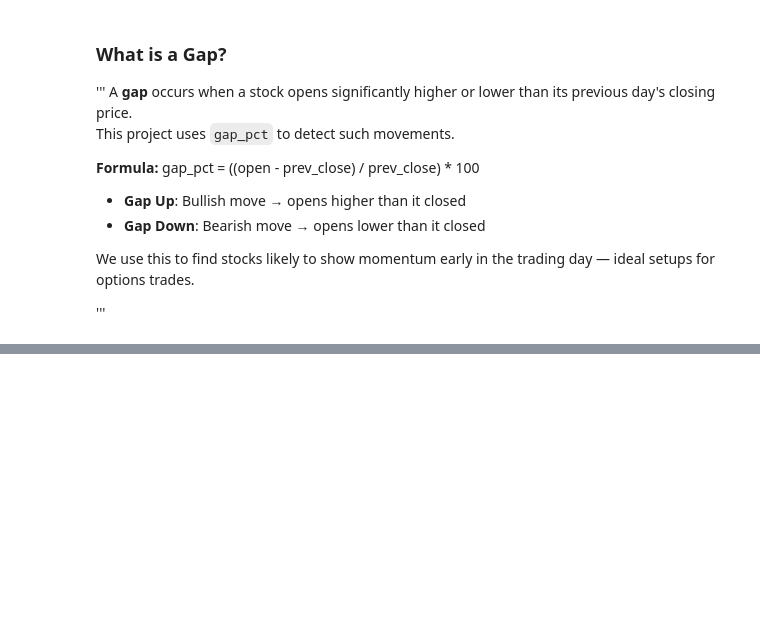
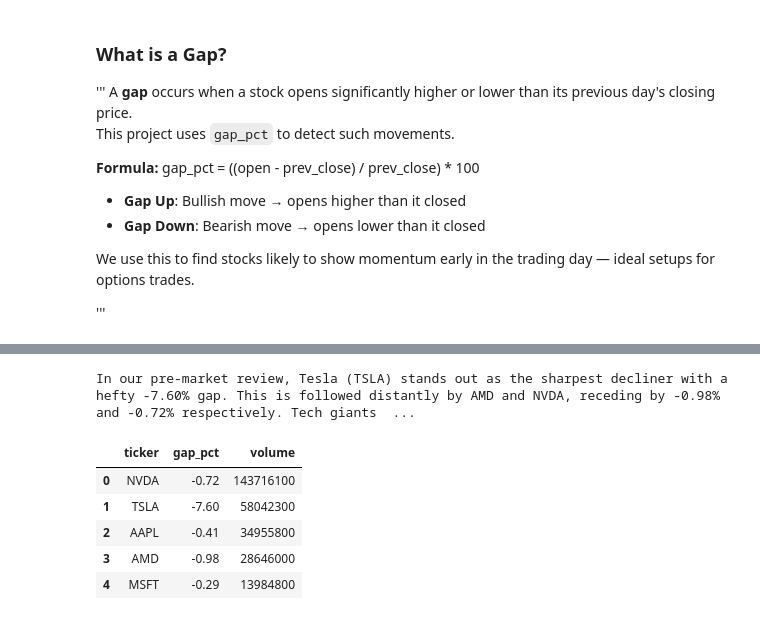
Before and after one commit to btheard3/sentinel, a Jupyter notebook: notebooks/01_data_collection_and_exploration.ipynb, the cells around one changed output, grey strips where cells are left out. Saved outputs shown, nothing was run; the diff lists cells and outputs as text; code cells hidden in the pictures; blank space fills up the shorter version.

```diff
--- a/notebooks/01_data_collection_and_exploration.ipynb
+++ b/notebooks/01_data_collection_and_exploration.ipynb
@@ -74,0 +86,63 @@ news.get_yf_rss("TSLA")  # quick test
+# %%
+# Ensure your API key is loaded
+openai.api_key = os.getenv("OPENAI_API_KEY")
+
+# Create the prompt dynamically from the sorted gap data
+prompt = f"""
+Generate a professional, 3–5 sentence financial market summary based on this pre-market gap data:
+
+Ticker Gap %:
+{df_sorted[['ticker', 'gap_pct']].to_string(index=False)}
+
+Focus on:
+- Biggest gainers or losers
+- Market sentiment
+- Any notable names (like TSLA, AAPL, NVDA)
+
+Do not include things not in the data. Make it sound like a trader briefing another trader.
+"""
+
+# Use the new openai.ChatCompletion API (v1+)
+from openai import OpenAI
+
+client = OpenAI()
+
+response = client.chat.completions.create(
+    model="gpt-4",
+    messages=[
+        {"role": "system", "content": "You are a professional financial analyst summarizing pre-market data."},
+        {"role": "user", "content": prompt}
+    ]
+)
+
+summary = response.choices[0].message.content
+print(summary)
+# %% [output]
+In our pre-market review, Tesla (TSLA) stands out as the sharpest decliner with a hefty -7.60% gap. This is followed distantly by AMD and NVDA, receding by -0.98% and -0.72% respectively. Tech giants  ...
+# %%
+def get_prev_close_volume(ticker):
+    try:
+        stock = yf.Ticker(ticker)
+        hist = stock.history(period="2d")
+        if len(hist) >= 2:
+            return int(hist["Volume"].iloc[-2])  # Previous full day's volume
+        elif len(hist) == 1:
+            return int(hist["Volume"].iloc[0])
+        else:
+            return None
+    except Exception as e:
+        print(f"Error fetching volume for {ticker}: {e}")
+        return None
+
+df["volume"] = df["ticker"].apply(get_prev_close_volume)
+
+
+# Show result
+df[["ticker", "gap_pct", "volume"]]
+# %% [output]
+|  | ticker | gap_pct | volume |
+| 0 | NVDA | -0.72 | 143716100 |
+| 1 | TSLA | -7.60 | 58042300 |
+| 2 | AAPL | -0.41 | 34955800 |
+| 3 | AMD | -0.98 | 28646000 |
+| 4 | MSFT | -0.29 | 13984800 |
```
Also changed, not shown: parts of 5 cells of this notebook, 4 other files.
